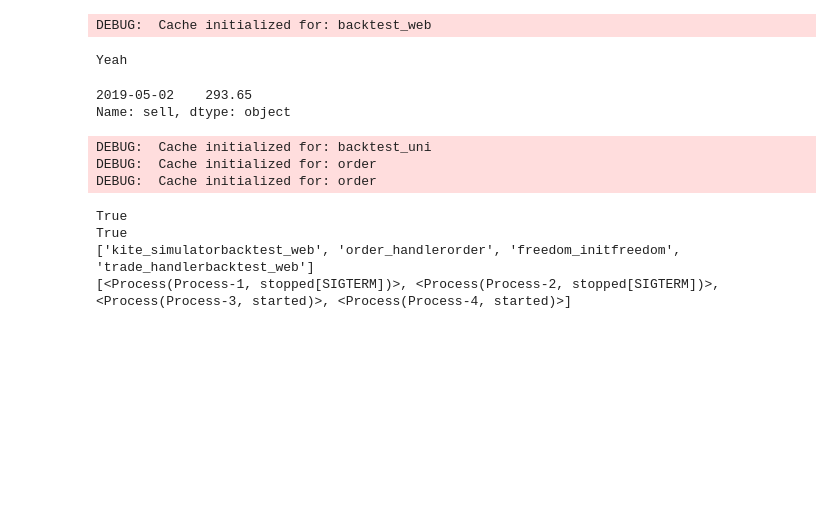
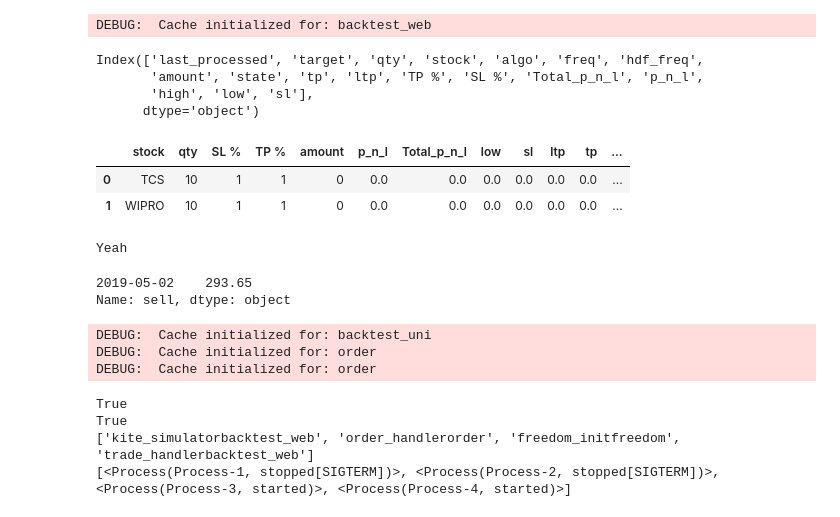
Before and after one commit to suhansaha/algotrader, a Jupyter notebook: src/freedom_v2_unit_test.ipynb, the cells around one changed output. Cells and saved outputs as stored; diff of their text form; code cells hidden in the pictures; blank space fills up the shorter version.

Commit message:
Trade Table

```diff
--- a/src/freedom_v2_unit_test.ipynb
+++ b/src/freedom_v2_unit_test.ipynb
@@ -18,6 +18,19 @@ my_cache = cache_state('backtest_web')
 DEBUG:  Cache initialized for: backtest_web
 # %%
 df = my_cache.getValue()
+# %%
+df.columns
+# %% [output]
+Index(['last_processed', 'target', 'qty', 'stock', 'algo', 'freq', 'hdf_freq',
+       'amount', 'state', 'tp', 'ltp', 'TP %', 'SL %', 'Total_p_n_l', 'p_n_l',
+       'high', 'low', 'sl'],
+      dtype='object')
+# %%
+my_cache.getValue()
+# %% [output]
+|  | stock | qty | SL % | TP % | amount | p_n_l | Total_p_n_l | low | sl | ltp | tp | ... |
+| 0 | TCS | 10 | 1 | 1 | 0 | 0.0 | 0.0 | 0.0 | 0.0 | 0.0 | 0.0 | ... |
+| 1 | WIPRO | 10 | 1 | 1 | 0 | 0.0 | 0.0 | 0.0 | 0.0 | 0.0 | 0.0 | ... |
 # %%
 trades_df = my_cache.getTrades('WIPRO')
 # %%
```
Also changed, not shown: parts of 1 cell of this notebook, 4 other files.
